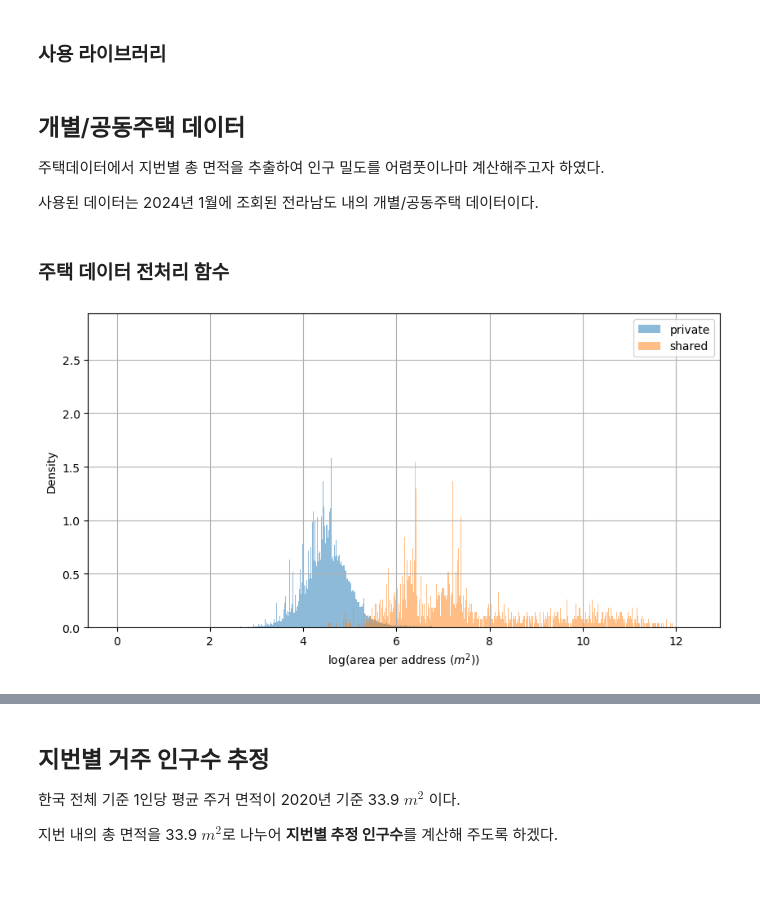
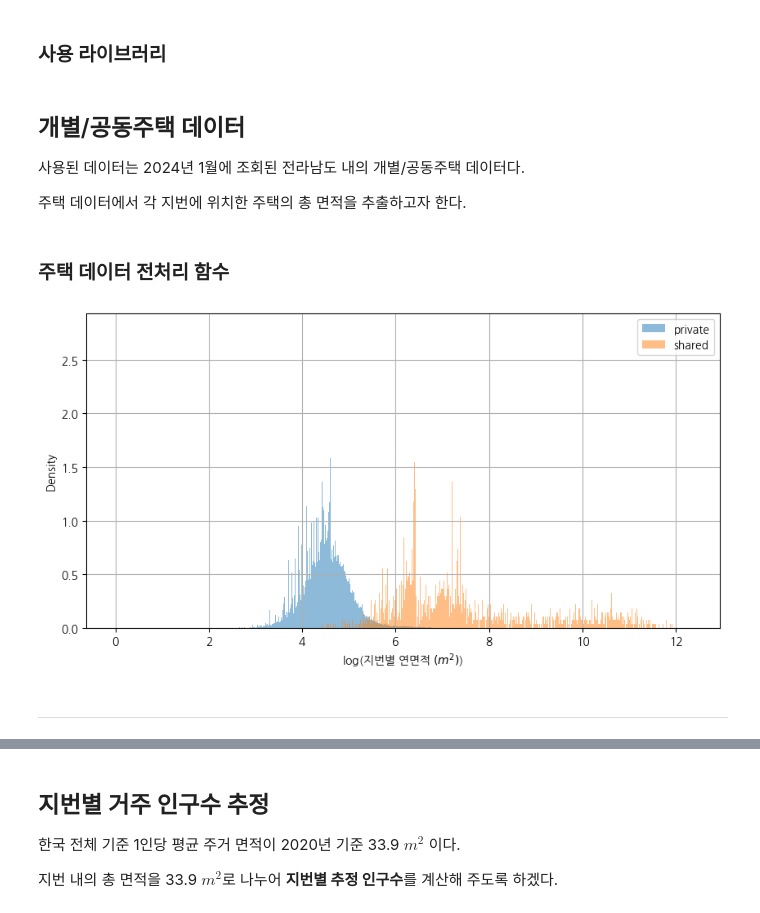
Before and after one commit to YuHan-J-Nam/Jeonnam_Banking_Desert_Analysis, a Jupyter notebook: housing_data_preprocessing.ipynb, the cells around one changed output, grey strips where cells are left out. Saved outputs shown, nothing was run; the diff lists cells and outputs as text; code cells hidden in the pictures; blank space fills up the shorter version.

```diff
--- a/housing_data_preprocessing.ipynb
+++ b/housing_data_preprocessing.ipynb
@@ -7,21 +7,28 @@
 import numpy as np
 import pandas as pd
 pd.options.mode.chained_assignment = None
+from math import sqrt
+from sklearn.metrics import mean_squared_error, mean_absolute_error, r2_score
+
 import matplotlib.pyplot as plt
+from matplotlib import font_manager, rc
 import seaborn as sns
+sns.set_style()
 # %% [markdown]
 ## 개별/공동주택 데이터
-주택데이터에서 지번별 총 면적을 추출하여 인구 밀도를 어렴풋이나마 계산해주고자 하였다.
+사용된 데이터는 2024년 1월에 조회된 전라남도 내의 개별/공동주택 데이터다.
 
-사용된 데이터는 2024년 1월에 조회된 전라남도 내의 개별/공동주택 데이터이다.
+주택 데이터에서 각 지번에 위치한 주택의 총 면적을 추출하고자 한다.
 # %%
 # 필요한 컬럼만 추출
 shared_cols = ['고유번호', '법정동코드', '법정동명', '지번', '특수지구분코드', '특수지구분명', '전용면적']
 private_cols = ['고유번호', '법정동코드', '법정동명', '지번', '특수지구분코드', '특수지구분명', '건물산정연면적']
 
 # 전남 주택가격정보 데이터 불러오기
-raw_jeonnam_shared = pd.read_csv('./data/전남_공동주택가격정보.csv', encoding='cp949', low_memory=False, usecols=shared_cols)
-raw_jeonnam_private = pd.read_csv('./data/전남_개별주택가격정보.csv', encoding='cp949', low_memory=False, usecols=private_cols)
+raw_jeonnam_shared = pd.read_csv('./data/전남_공동주택가격정보.csv', encoding='cp949', usecols=shared_cols,
+                                 dtype={'고유번호': object, '법정동코드': np.int64, '전용면적': np.float64})
+raw_jeonnam_private = pd.read_csv('./data/전남_개별주택가격정보.csv', encoding='cp949', usecols=private_cols,
+                                  dtype={'고유번호': object, '법정동코드': np.int64, '건물산정연면적': np.float64})
 # %% [markdown]
 ### 주택 데이터 전처리 함수
 # %%
@@ -56,12 +63,15 @@ df_housing_shared = process_housing_data(raw_jeonnam_shared)
 # %%
 # 지번본번별 연면적 시각화, 분포 그래프로 확인
 plt.figure(figsize=(10, 5))
+plt.rc('font', family='NanumGothic')
 plt.hist(df_housing_private['지번별 연면적'].apply(lambda x: np.log(x+1)), bins=1000, density=True, alpha=0.5, label='private')
 plt.hist(df_housing_shared['지번별 연면적'].apply(lambda x: np.log(x+1)), bins=1000, density=True, alpha=0.5, label='shared')
 plt.grid(True)
-plt.xlabel('log(area per address $(m^2)$)')
+plt.xlabel('log(지번별 연면적 $(m^2)$)')
 plt.ylabel('Density')
 plt.legend()
 plt.show()
 # %% [output]
-[figure, old version]
+[figure, new version]
+# %% [markdown]
+---
```
Also changed, not shown: parts of 21 cells of this notebook, 1 other file.
